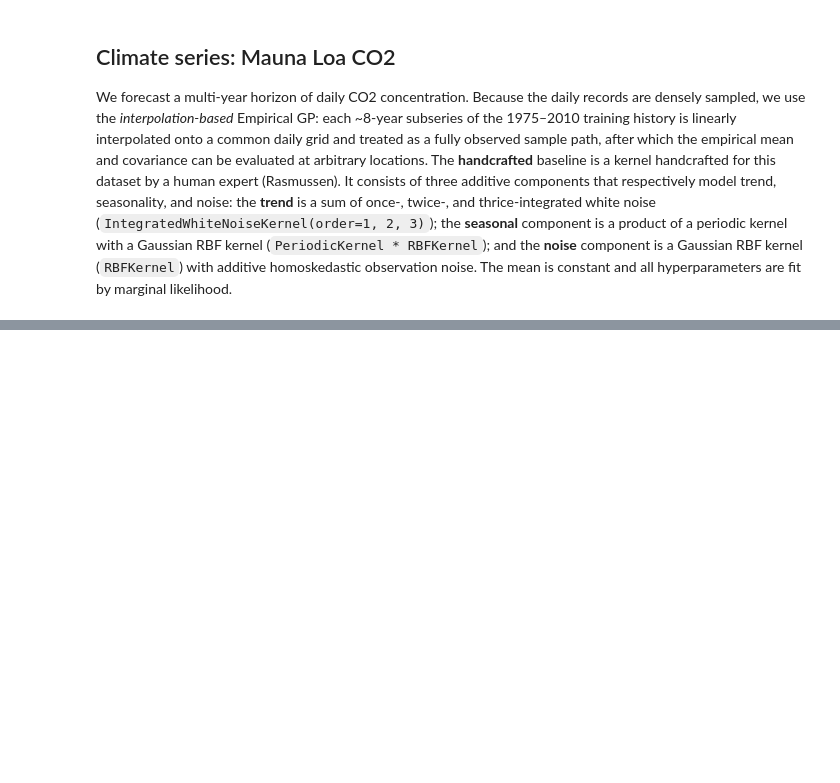
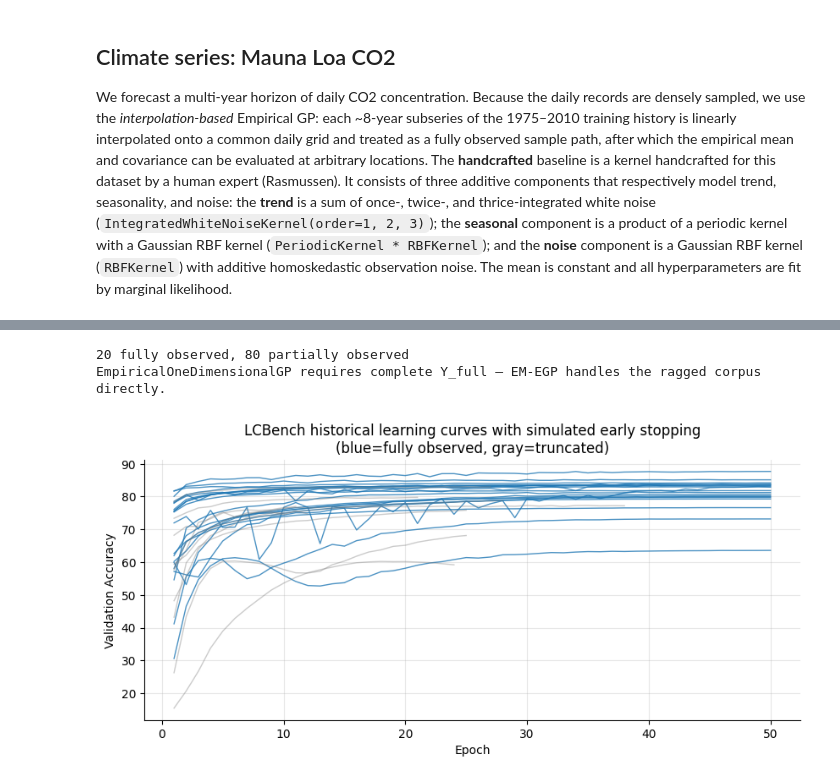
Before and after one commit to meta-pytorch/botorch, a Jupyter notebook: tutorials/empirical_gaussian_processes/empirical_gaussian_processes.ipynb, the cells around one changed output, grey strips where cells are left out. Cells and saved outputs as stored; diff of their text form; code cells hidden in the pictures; blank space fills up the shorter version.

```diff
--- a/tutorials/empirical_gaussian_processes/empirical_gaussian_processes.ipynb
+++ b/tutorials/empirical_gaussian_processes/empirical_gaussian_processes.ipynb
@@ -840,18 +666,0 @@ print(f"Max abs difference on grid: {max_err:.2e}  (exact reproduction)")
-# %%
-with torch.no_grad():
-    post_em = model_em.posterior(X_test); post_emp = model_empirical.posterior(X_test)
-    mu_em = post_em.mean.squeeze().numpy(); std_em = post_em.variance.sqrt().squeeze().numpy()
-    mu_emp = post_emp.mean.squeeze().numpy(); std_emp = post_emp.variance.sqrt().squeeze().numpy()
-
-fig, axes = plt.subplots(1,2, figsize=(12,4), sharey=True)
-for ax, mu, std, title in zip(axes, [mu_em, mu_emp], [std_em, std_emp], ['EM-EGP (full)','Empirical GP surrogate']):
-    ax.spines[['top','right']].set_visible(False)
-    ax.plot(X_grid.numpy(), test_curve_full.numpy(), color='tab:orange', linewidth=1.5, linestyle='--', label='True')
-    ax.plot(X_obs.squeeze().numpy(), Y_obs.squeeze().numpy(), 'ko', markersize=4, label='Observed')
-    ax.plot(X_grid.numpy(), mu, color='tab:blue', linewidth=2, label='Posterior mean')
-    ax.fill_between(X_grid.numpy(), mu-2*std, mu+2*std, color='tab:blue', alpha=0.25, label='95% CI')
-    ax.axvline(X_grid[cutoff-1].item(), color='k', linestyle=':', alpha=0.4)
-    ax.set_xlabel('Epoch'); ax.set_title(title); ax.grid(alpha=0.3)
-axes[0].set_ylabel('Validation Accuracy'); axes[0].legend(frameon=False, fontsize=9)
-fig.suptitle('EM prior vs fast empirical surrogate — identical on grid', y=1.02)
-plt.tight_layout(); plt.show()
@@ -885,0 +739,42 @@ print('With just 3–5 synthetic curves, the empirical GP closely approximates t
+# %%
+# Simulate early stopping: truncate 80% of historical curves at varying budgets.
+# Most curves stop early (20-80% of epochs), so the late-epoch region is only sparsely
+# covered. Rather than engineer the cutoff distribution, we let the EM prior's covariance
+# shrinkage (next cell) regularize that data-starved tail in a principled way.
+torch.manual_seed(123)
+n_fully = int(0.2 * n_historical)
+partial_range = (0.2, 0.8)
+
+historical_datasets = []
+for i in range(n_historical):
+    y_full = historical_full[i]
+    if i < n_fully:
+        x_obs = X_grid
+        y_obs = y_full
+    else:
+        obs_frac = torch.empty(1).uniform_(*partial_range).item()
+        cutoff = max(5, int(obs_frac * len(X_grid)))
+        x_obs = X_grid[:cutoff]
+        y_obs = y_full[:cutoff]
+    historical_datasets.append(ExperimentDataset(X=x_obs.unsqueeze(-1), Y=y_obs.unsqueeze(-1)))
+
+print(f"{n_fully} fully observed, {n_historical - n_fully} partially observed")
+
+fig, ax = plt.subplots(1, 1, figsize=(10, 4))
+style_ax(ax, grid=False)
+for ds in historical_datasets[:30]:
+    x = ds.X.squeeze().numpy()
+    y = ds.Y.squeeze().numpy()
+    color = 'tab:blue' if len(x) == len(X_grid) else 'tab:gray'
+    alpha = 0.8 if len(x) == len(X_grid) else 0.4
+    ax.plot(x, y, color=color, alpha=alpha, linewidth=1)
+ax.set_xlabel('Epoch')
+ax.set_ylabel('Validation Accuracy')
+ax.set_title('LCBench historical learning curves with simulated early stopping\n(blue=fully observed, gray=truncated)')
+ax.grid(alpha=0.3)
+plt.show()
+print('EmpiricalOneDimensionalGP requires complete Y_full — EM-EGP handles the ragged corpus directly.')
+# %% [output]
+20 fully observed, 80 partially observed
+EmpiricalOneDimensionalGP requires complete Y_full — EM-EGP handles the ragged corpus directly.
+[figure, added]
```
Also changed, not shown: parts of 42 cells of this notebook, 1 other file.
